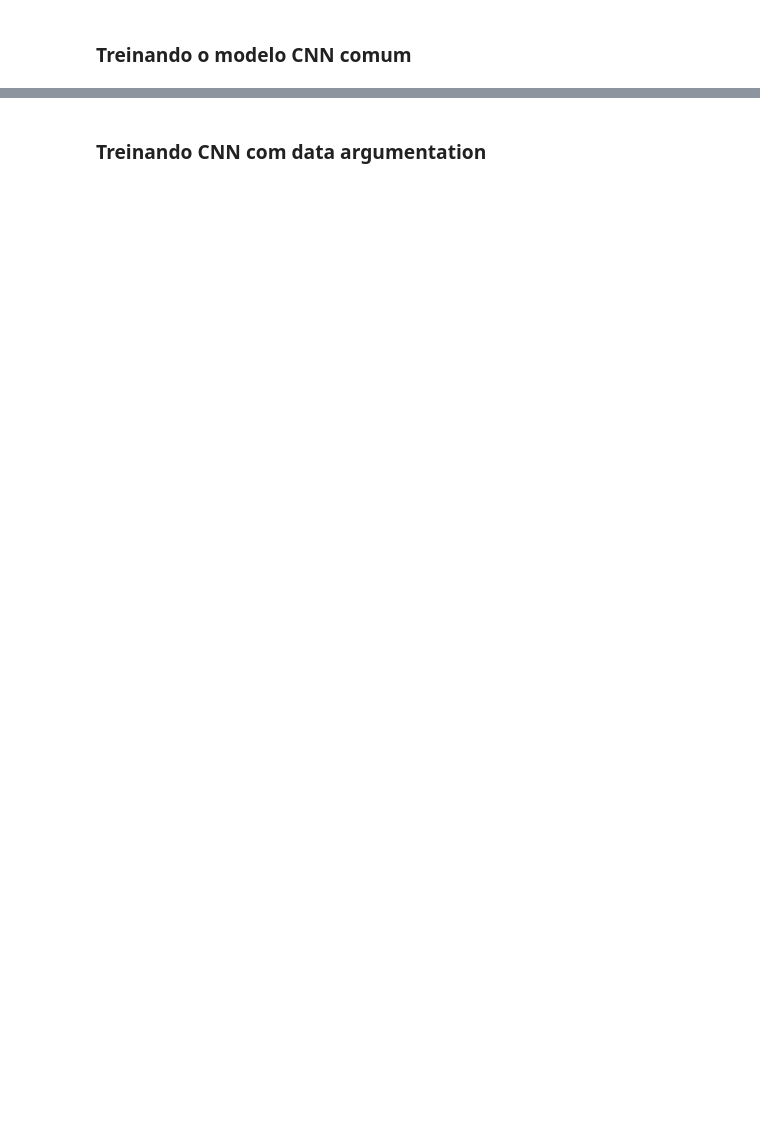
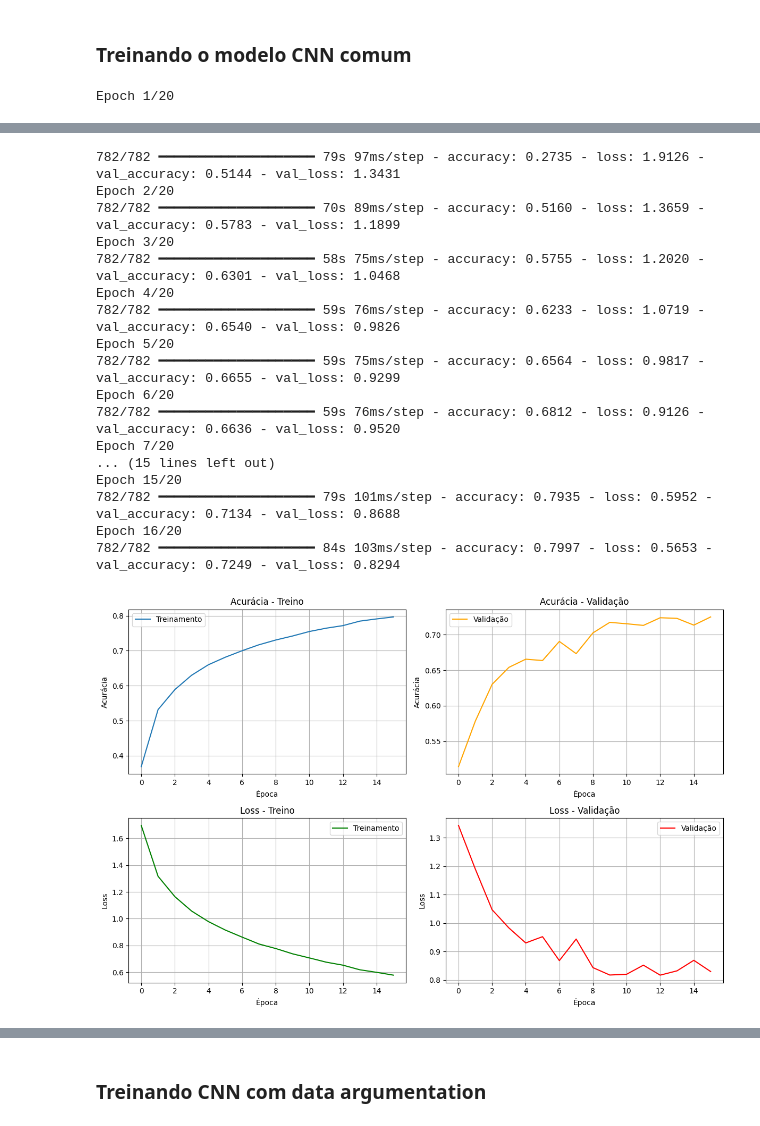
Before and after one commit to jonnathann/portifolio_ra, a Jupyter notebook: notebooks/computer_vision.ipynb, the cells around one changed output, grey strips where cells are left out. Cells and saved outputs as stored; diff of their text form; code cells hidden in the pictures; blank space fills up the shorter version.

Commit message:
treinando modelos de cnn e analisando resultados

```diff
--- a/notebooks/computer_vision.ipynb
+++ b/notebooks/computer_vision.ipynb
@@ -50,8 +64,8 @@ x_test = x_test.astype('float32') / 255.0
 # %% [markdown]
 ### Converter os rótulos para one-hot encoding
 # %%
-y_train_cat = to_categorical(y_train, 10)
-y_test_cat = to_categorical(y_test, 10)
+y_train_cat = to_categorical(y_train, len(classes))
+y_test_cat = to_categorical(y_test, len(classes))
 # %% [markdown]
 ### Verificar dimensões
 # %%
@@ -160,7 +201,7 @@ CNN_CIFAR10(0, 0, 0, 0, 0)
 # %% [markdown]
 ### Definindo arquitetura da CNN com data argumentation
 # %%
-def CNN_CIFAR10(x_train, y_train, x_test, y_test, epochs, summary=True, use_augmentation=False):
+def CNN_CIFAR10_ARG(x_train, y_train, x_test, y_test, epochs, summary=True, use_augmentation=False):
 
     model = Sequential()
 
@@ -239,4 +280,4 @@ def CNN_CIFAR10(x_train, y_train, x_test, y_test, epochs, summary=True, use_augm
 
     return model
 
-CNN_CIFAR10(0, 0, 0, 0, 0, summary=True, use_augmentation=False)
+CNN_CIFAR10_ARG(0, 0, 0, 0, 0, summary=True, use_augmentation=False)
@@ -243,2 +307,9 @@ CNN_CIFAR10(0, 0, 0, 0, 0, summary=True, use_augmentation=False)
 # %% [markdown]
 ### Treinando o modelo CNN comum
+# %%
+model = CNN_CIFAR10(x_train, y_train_cat, x_test, y_test_cat, 20, sumarity=False)
+
+#Salvando modelo salvo no diretório models
+model.save("../models/cnn_cifar10_model.h5")
+# %% [output]
+Epoch 1/20
@@ -244,0 +317,18 @@ CNN_CIFAR10(0, 0, 0, 0, 0, summary=True, use_augmentation=False)
+782/782 ━━━━━━━━━━━━━━━━━━━━ 79s 97ms/step - accuracy: 0.2735 - loss: 1.9126 - val_accuracy: 0.5144 - val_loss: 1.3431
+Epoch 2/20
+782/782 ━━━━━━━━━━━━━━━━━━━━ 70s 89ms/step - accuracy: 0.5160 - loss: 1.3659 - val_accuracy: 0.5783 - val_loss: 1.1899
+Epoch 3/20
+782/782 ━━━━━━━━━━━━━━━━━━━━ 58s 75ms/step - accuracy: 0.5755 - loss: 1.2020 - val_accuracy: 0.6301 - val_loss: 1.0468
+Epoch 4/20
+782/782 ━━━━━━━━━━━━━━━━━━━━ 59s 76ms/step - accuracy: 0.6233 - loss: 1.0719 - val_accuracy: 0.6540 - val_loss: 0.9826
+Epoch 5/20
+782/782 ━━━━━━━━━━━━━━━━━━━━ 59s 75ms/step - accuracy: 0.6564 - loss: 0.9817 - val_accuracy: 0.6655 - val_loss: 0.9299
+Epoch 6/20
+782/782 ━━━━━━━━━━━━━━━━━━━━ 59s 76ms/step - accuracy: 0.6812 - loss: 0.9126 - val_accuracy: 0.6636 - val_loss: 0.9520
+Epoch 7/20
+... (15 lines left out)
+Epoch 15/20
+782/782 ━━━━━━━━━━━━━━━━━━━━ 79s 101ms/step - accuracy: 0.7935 - loss: 0.5952 - val_accuracy: 0.7134 - val_loss: 0.8688
+Epoch 16/20
+782/782 ━━━━━━━━━━━━━━━━━━━━ 84s 103ms/step - accuracy: 0.7997 - loss: 0.5653 - val_accuracy: 0.7249 - val_loss: 0.8294
+[figure, added]
```
Also changed, not shown: parts of 11 cells of this notebook, 2 other files.
